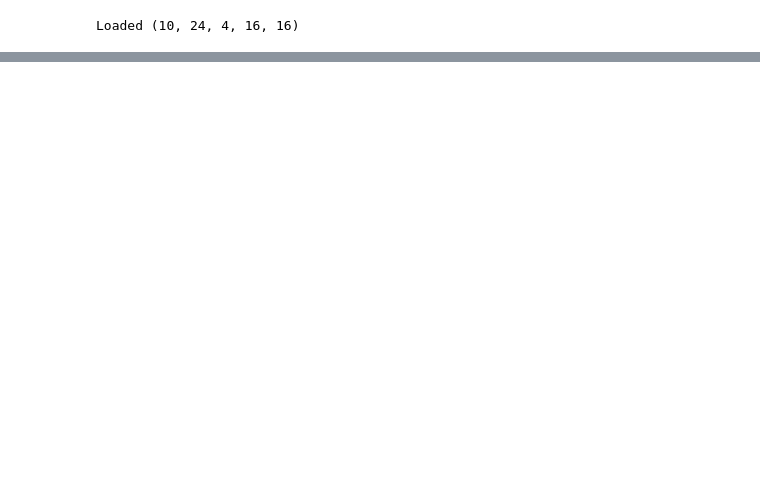
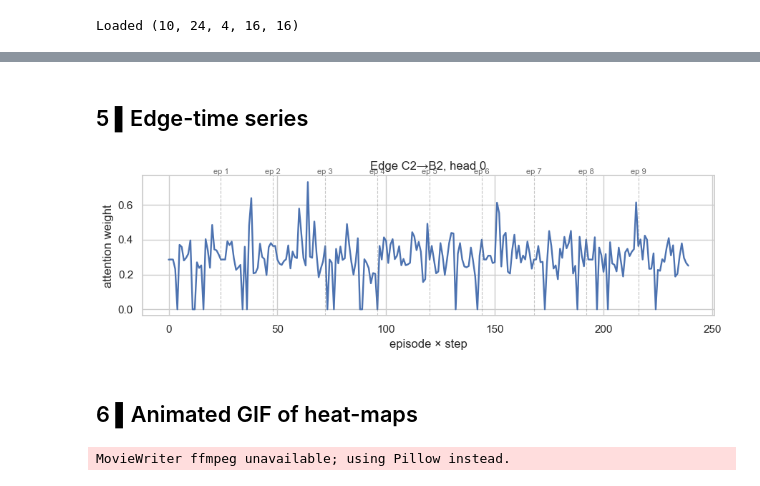
Before and after one commit to wissem18/MacLight, a Jupyter notebook: GAT_attention_analysis.ipynb, the cells around one changed output, grey strips where cells are left out. Cells and saved outputs as stored; diff of their text form; code cells hidden in the pictures; blank space fills up the shorter version.

```diff
--- a/GAT_attention_analysis.ipynb
+++ b/GAT_attention_analysis.ipynb
@@ -42,0 +180,9 @@ plt.legend(); plt.show()
+# %%
+k, ep, head = 10, -1, 2
+flat = A[ep].mean(0)[head].flatten()
+idx  = np.argpartition(flat, -k)[-k:]
+idx = idx[np.argsort(-flat[idx])]
+src, dst = np.unravel_index(idx, (N,N))
+plt.barh([f'{d}→{s}' for s,d in zip(src,dst)], flat[idx])
+plt.gca().invert_yaxis(); plt.title(f'Top {k} edges (ep {ep} head {head})')
+plt.xlabel('weight'); plt.show()
@@ -42,0 +191,46 @@ plt.legend(); plt.show()
+# %% [markdown]
+## 5 ▌Edge-time series
+# %%
+src, dst, head = 5, 1, 0
+series = A[:, :, head, src, dst].reshape(E * T)
+plt.figure(figsize=(9, 3))
+plt.plot(series, lw=1.7)
+plt.title(f'Edge {tl_ids[src]}→{tl_ids[dst]}, head {head}')
+plt.xlabel('episode × step'); plt.ylabel('attention weight')
+
+# Add vertical lines at each episode boundary
+for ep in range(1, E):
+    plt.axvline(ep * T, color='gray', lw=0.8, ls='--', alpha=0.45)
+    plt.text(ep * T, plt.ylim()[1], f'ep {ep}', va='bottom', ha='center', fontsize=8, color='dimgray')
+
+plt.tight_layout()
+plt.show()
+# %% [output]
+[figure, added]
+# %% [markdown]
+## 6 ▌Animated GIF of heat-maps
+# %%
+from matplotlib import animation
+
+
+fig, ax = plt.subplots(figsize=(7, 7))  # Bigger figure
+im = ax.imshow(A[0, 0, 0], vmin=0, vmax=A.max(), cmap='Blues')
+
+# Optionally, set agent labels (if tl_ids is a list of N agent names)
+N = A.shape[-1]
+if 'tl_ids' in locals() and len(tl_ids) == N:
+    ax.set_xticks(range(N))
+    ax.set_yticks(range(N))
+    ax.set_xticklabels(tl_ids, rotation=90)
+    ax.set_yticklabels(tl_ids)
+
+def update(f):
+    ep, step = f // T, f % T
+    im.set_data(A[ep, step, 0])
+    ax.set_title(f'Head 0 – Episode {ep}, Step {step}')
+
+ani = animation.FuncAnimation(fig, update, frames=E * T, interval=240)
+ani.save('attention_evolution.gif', fps=10)
+plt.close(fig)  # Avoids showing static final frame in some notebooks
+# %% [output]
+MovieWriter ffmpeg unavailable; using Pillow instead.
```
Also changed, not shown: parts of 16 cells of this notebook.
